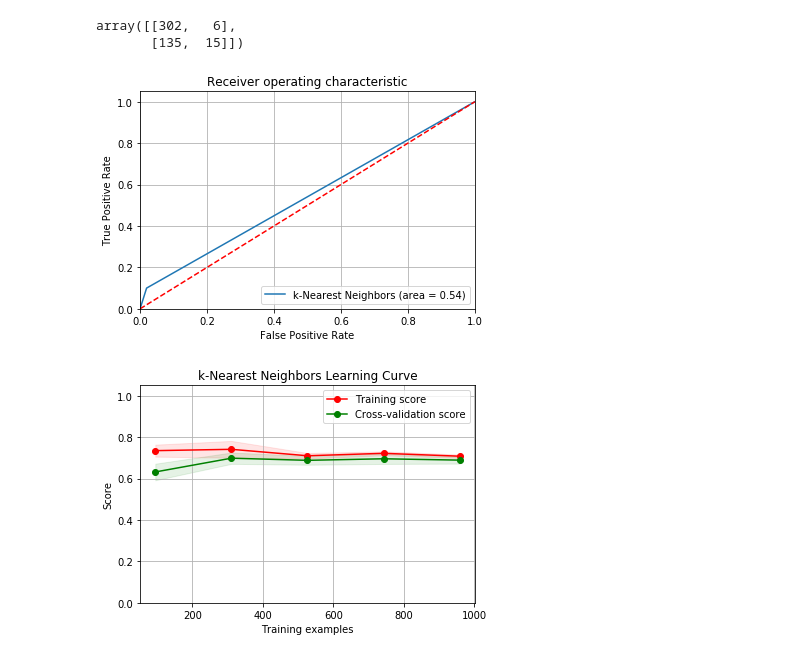
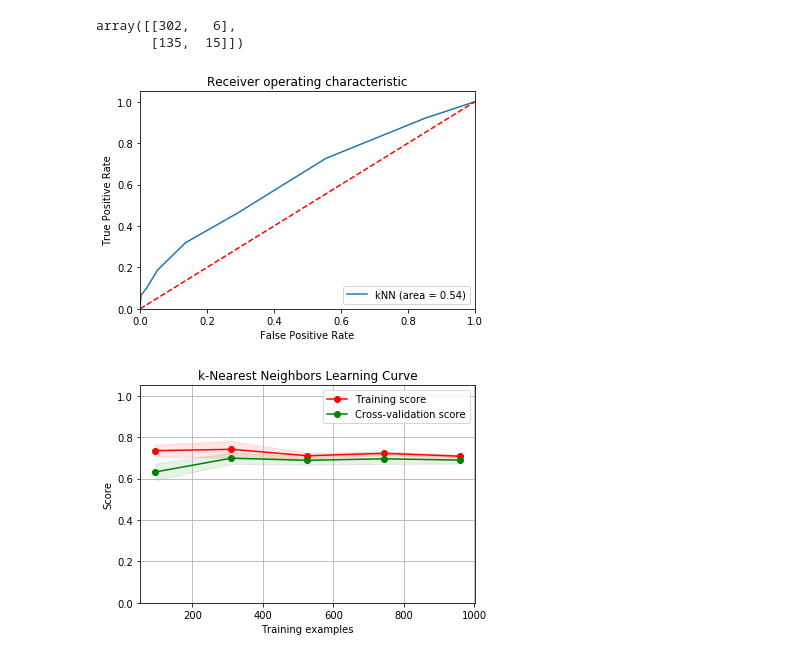
Before and after one commit to grantaguinaldo/final-project, a Jupyter notebook: McModel/McModel_bow.ipynb, the cells around one changed output. Saved outputs shown, nothing was run; the diff lists cells and outputs as text; code cells hidden in the pictures.

```diff
--- a/McModel/McModel_bow.ipynb
+++ b/McModel/McModel_bow.ipynb
@@ -42,14 +43,3 @@ X = df['trim_text']
 y = df['rude']
 
 X_dtm = vect.fit_transform(X)
-# %%
-"""
-type(X_dtm_1)
-review_len = np.array(df['review_len']).astype(float)
-sentiment_polarity = np.array(df['sentiment_polarity']).astype(float)
-sentiment_objectivity = np.array(df['sentiment_objectivity']).astype(float)
-
-X_dtm_2 = hstack((X_dtm_1, review_len[:,None])).tocsr()
-X_dtm_3 = hstack((X_dtm_2, sentiment_polarity[:,None])).tocsr()
-X_dtm = hstack((X_dtm_3, sentiment_objectivity[:,None])).tocsr()
-"""
@@ -517,25 +489,20 @@ confusion_matrix(y_test, y_pred_class)
 array([[302,   6],
        [135,  15]])
 # %%
-knn_roc_auc = roc_auc_score(y_test, y_pred_class)
-fpr, tpr, thresholds = roc_curve(y_test, y_pred_class)
-
+knn_roc_auc = roc_auc_score(y_test, knn.predict(X_test))
+fpr, tpr, thresholds = roc_curve(y_test, knn.predict_proba(X_test)[:,1])
 plt.figure()
-plt.grid()
-
-plt.plot(fpr, tpr, label='k-Nearest Neighbors (area = %0.2f)' % knn_roc_auc)
+plt.plot(fpr, tpr, label='kNN (area = %0.2f)' % knn_roc_auc)
 plt.plot([0, 1], [0, 1],'r--')
 plt.xlim([0.0, 1.0])
 plt.ylim([0.0, 1.05])
-
 plt.xlabel('False Positive Rate')
 plt.ylabel('True Positive Rate')
 plt.title('Receiver operating characteristic')
-
 plt.legend(loc="lower right")
 plt.show()
 # %% [output]
-[figure, old version]
+[figure, new version]
 # %%
 plt.figure()
 
```
Also changed, not shown: parts of 14 cells of this notebook, 3 other files.
